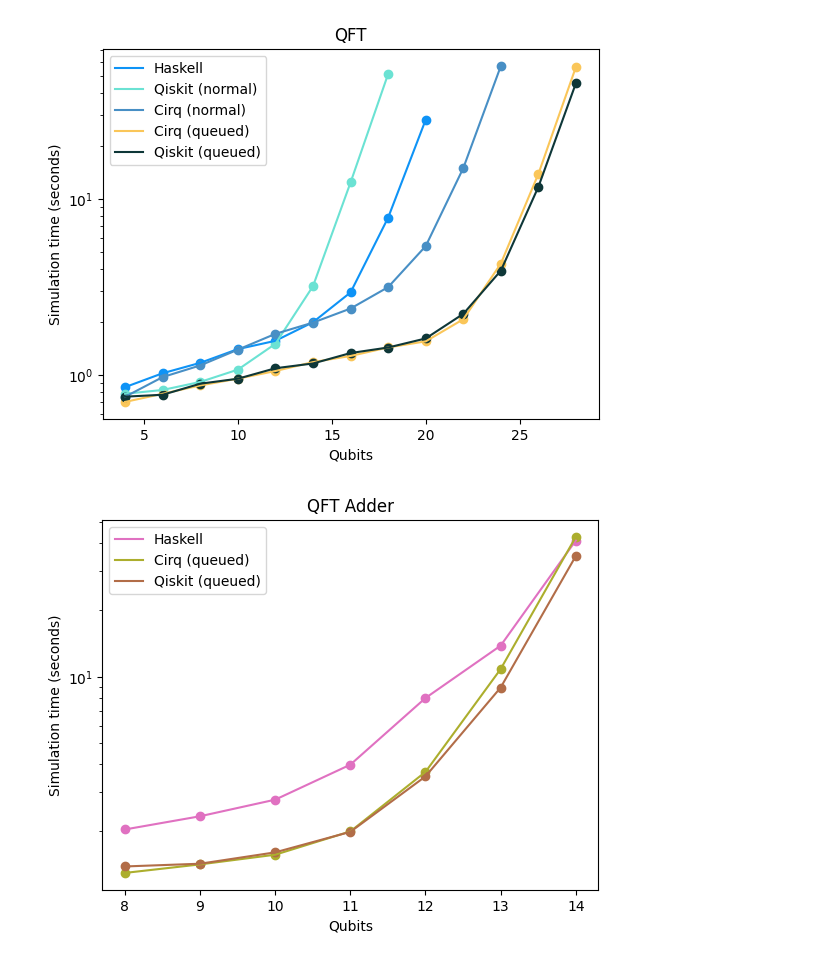
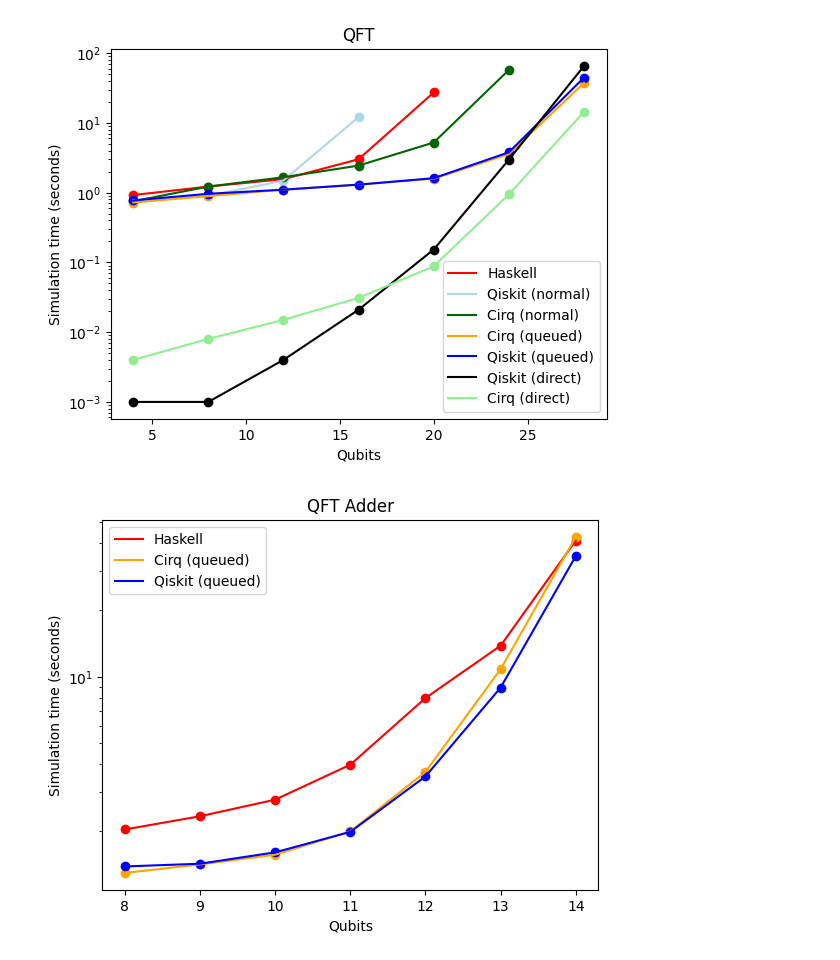
Before and after one commit to ian-turner/dpq-bench, a Jupyter notebook: graphs.ipynb, the cells around one changed output. Saved outputs shown, nothing was run; the diff lists cells and outputs as text; code cells hidden in the pictures.

Commit message:
more results

```diff
--- a/graphs.ipynb
+++ b/graphs.ipynb
@@ -24,10 +24,9 @@ def get_random_rgb_color():
     b = random.random()
     return (r, g, b)
 # %%
-def plot_times(num_qubits, ax, filename, label):
+def plot_times(num_qubits, ax, filename, label, color):
     try:
         data = load_data(filename)
-        color = get_random_rgb_color()
         ax.semilogy(num_qubits[:len(data)], data, label=label, color=color)
         ax.scatter(num_qubits[:len(data)], data, color=color)
     except:
@@ -36,13 +35,13 @@ def plot_times(num_qubits, ax, filename, label):
 def plot_test(num_qubits, test_dir, test_name):
     fig, ax = plt.subplots()
 
-    plot_times(num_qubits, ax, os.path.join(test_dir, 'haskell.txt'), 'Haskell')
-    plot_times(num_qubits, ax, os.path.join(test_dir, 'qiskit_normal.txt'), 'Qiskit (normal)')
-    plot_times(num_qubits, ax, os.path.join(test_dir, 'cirq_normal.txt'), 'Cirq (normal)')
-    plot_times(num_qubits, ax, os.path.join(test_dir, 'cirq_queued.txt'), 'Cirq (queued)')
-    plot_times(num_qubits, ax, os.path.join(test_dir, 'qiskit_queued.txt'), 'Qiskit (queued)')
-    plot_times(num_qubits, ax, os.path.join(test_dir, 'qiskit_direct.txt'), 'Qiskit (direct)')
-    plot_times(num_qubits, ax, os.path.join(test_dir, 'cirq_direct.txt'), 'Cirq (direct)')
+    plot_times(num_qubits, ax, os.path.join(test_dir, 'haskell.txt'), 'Haskell', 'red')
+    plot_times(num_qubits, ax, os.path.join(test_dir, 'qiskit_normal.txt'), 'Qiskit (normal)', 'lightblue')
+    plot_times(num_qubits, ax, os.path.join(test_dir, 'cirq_normal.txt'), 'Cirq (normal)', 'darkgreen')
+    plot_times(num_qubits, ax, os.path.join(test_dir, 'cirq_queued.txt'), 'Cirq (queued)', 'orange')
+    plot_times(num_qubits, ax, os.path.join(test_dir, 'qiskit_queued.txt'), 'Qiskit (queued)', 'blue')
+    plot_times(num_qubits, ax, os.path.join(test_dir, 'qiskit_direct.txt'), 'Qiskit (direct)', 'black')
+    plot_times(num_qubits, ax, os.path.join(test_dir, 'cirq_direct.txt'), 'Cirq (direct)', 'lightgreen')
 
     ax.set_title(test_name)
     ax.legend()
@@ -51,13 +50,13 @@ def plot_test(num_qubits, test_dir, test_name):
 
     plt.show()
 # %%
-plot_test(list(range(4, 30, 2)), 'results/qft', 'QFT')
+plot_test(list(range(4, 30, 4)), 'results/qft', 'QFT')
 # %% [output]
-[figure, old version]
+[figure, new version]
 # %%
 plot_test(list(range(8, 15)), 'results/qftadder', 'QFT Adder')
 # %% [output]
-[figure, old version]
+[figure, new version]
 # %%
 plot_test(list(range(8, 15)), 'results/cuccaroadder', 'Cuccaro Adder')
 # %% [output]
```
Also changed, not shown: parts of 9 cells of this notebook, 27 other files.
